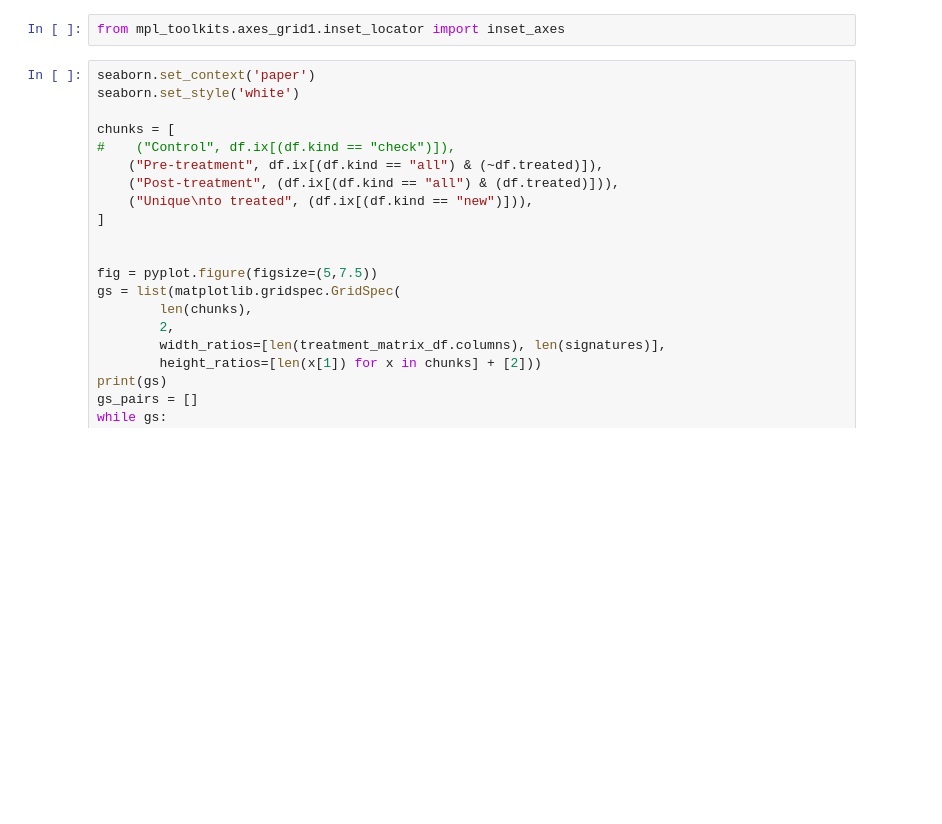
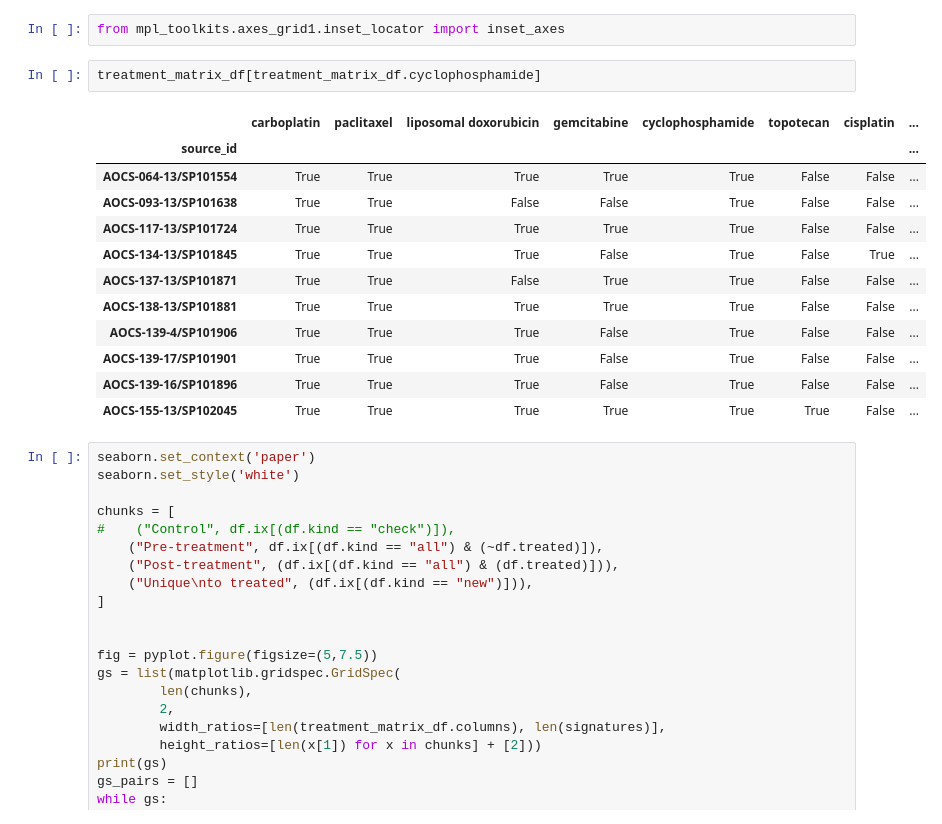
Before and after one commit to hammerlab/paper-aocs-chemo-neoantigens, a Jupyter notebook: notebooks/deconstructSigs results.ipynb, the cells around one changed output. Drawn from its saved outputs; the diff is of its cells as text; blank space fills up the shorter version.

```diff
--- a/notebooks/deconstructSigs results.ipynb
+++ b/notebooks/deconstructSigs results.ipynb
@@ -240,6 +240,21 @@ treatment_matrix_df
 | AOCS-171-12/SP102192 | False | False | False | False | False | False | False | ... |
 # %%
 from mpl_toolkits.axes_grid1.inset_locator import inset_axes
+# %%
+treatment_matrix_df[treatment_matrix_df.cyclophosphamide]
+# %% [output]
+|  | carboplatin | paclitaxel | liposomal doxorubicin | gemcitabine | cyclophosphamide | topotecan | cisplatin | ... |
+| source_id |  |  |  |  |  |  |  | ... |
+| AOCS-064-13/SP101554 | True | True | True | True | True | False | False | ... |
+| AOCS-093-13/SP101638 | True | True | False | False | True | False | False | ... |
+| AOCS-117-13/SP101724 | True | True | True | True | True | False | False | ... |
+| AOCS-134-13/SP101845 | True | True | True | False | True | False | True | ... |
+| AOCS-137-13/SP101871 | True | True | False | True | True | False | False | ... |
+| AOCS-138-13/SP101881 | True | True | True | True | True | False | False | ... |
+| AOCS-139-4/SP101906 | True | True | True | False | True | False | False | ... |
+| AOCS-139-17/SP101901 | True | True | True | False | True | False | False | ... |
+| AOCS-139-16/SP101896 | True | True | True | False | True | False | False | ... |
+| AOCS-155-13/SP102045 | True | True | True | True | True | True | False | ... |
 # %%
 seaborn.set_context('paper')
 seaborn.set_style('white')
```
Also changed, not shown: 2 other files.
